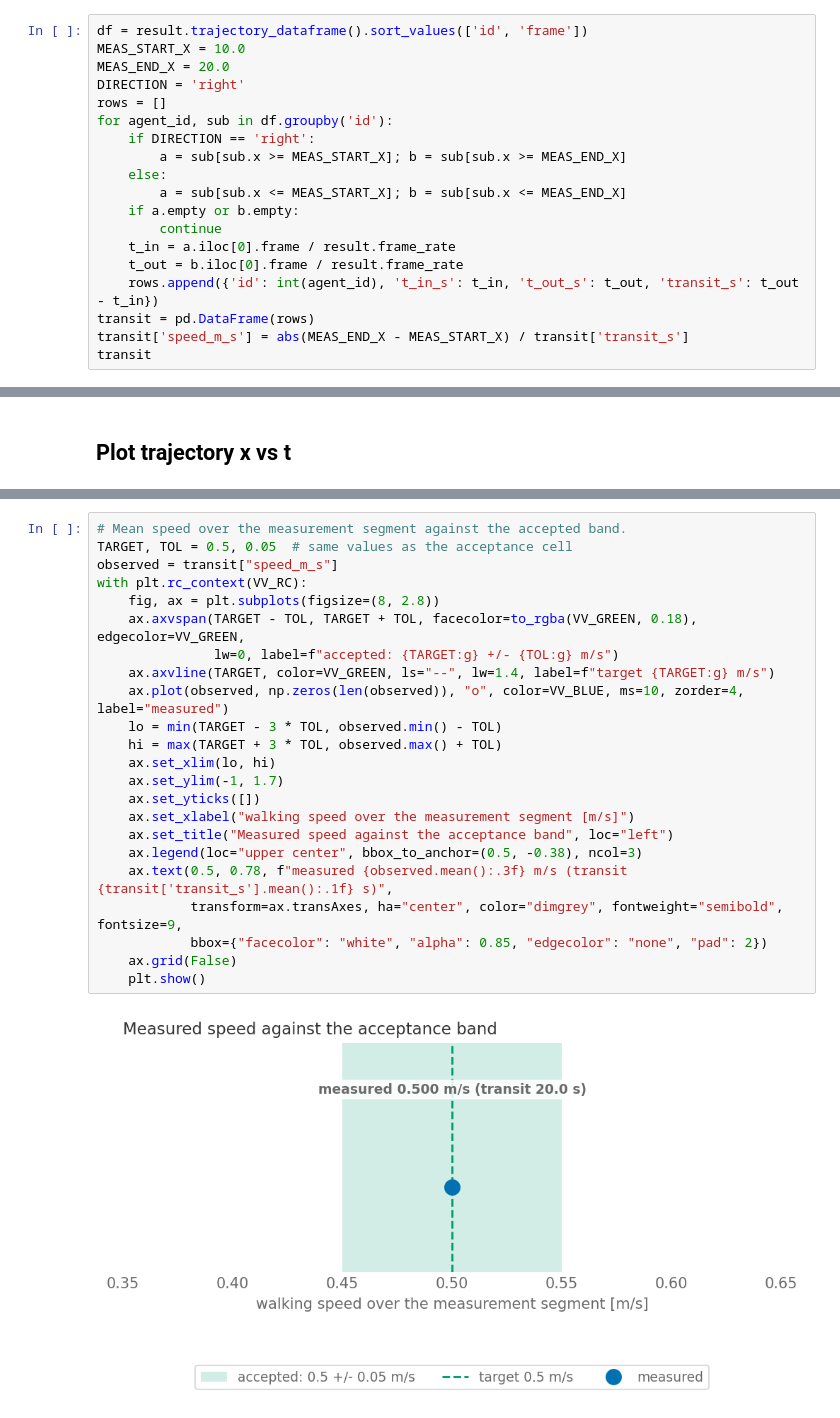
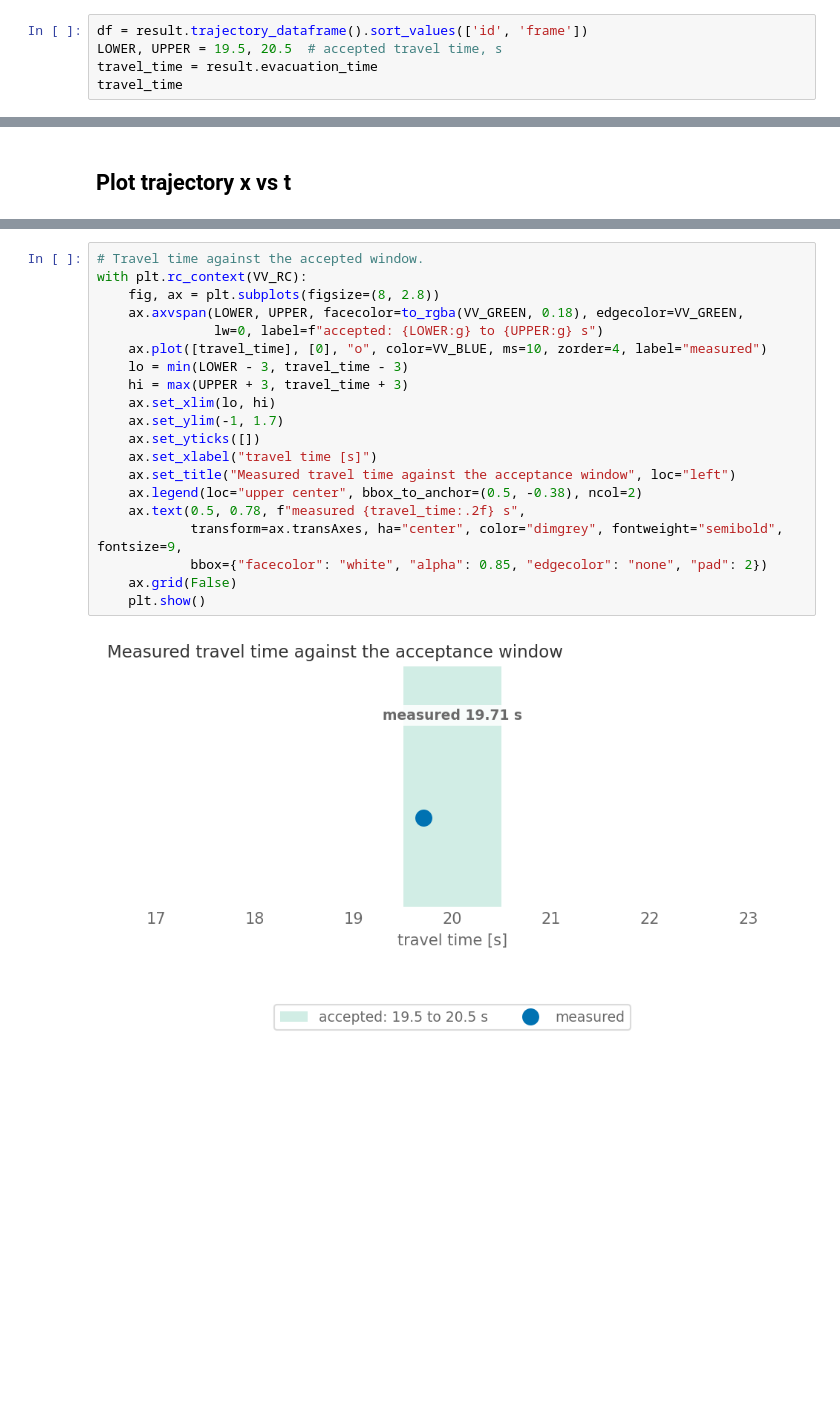
Before and after one commit to PedestrianDynamics/jupedsim-web-community, a Jupyter notebook: standards/rimea/rimea02_upstairs.ipynb, the cells around one changed output, grey strips where cells are left out. Cells and saved outputs as stored; diff of their text form; blank space fills up the shorter version.

```diff
--- a/standards/rimea/rimea02_upstairs.ipynb
+++ b/standards/rimea/rimea02_upstairs.ipynb
@@ -125,20 +125,6 @@ The segment x = 10–20 sits inside the `speed_factor = 0.5` zone, so the expect
 # %%
 df = result.trajectory_dataframe().sort_values(['id', 'frame'])
-MEAS_START_X = 10.0
-MEAS_END_X = 20.0
-DIRECTION = 'right'
-rows = []
-for agent_id, sub in df.groupby('id'):
-    if DIRECTION == 'right':
-        a = sub[sub.x >= MEAS_START_X]; b = sub[sub.x >= MEAS_END_X]
-    else:
-        a = sub[sub.x <= MEAS_START_X]; b = sub[sub.x <= MEAS_END_X]
-    if a.empty or b.empty:
-        continue
-    t_in = a.iloc[0].frame / result.frame_rate
-    t_out = b.iloc[0].frame / result.frame_rate
-    rows.append({'id': int(agent_id), 't_in_s': t_in, 't_out_s': t_out, 'transit_s': t_out - t_in})
-transit = pd.DataFrame(rows)
-transit['speed_m_s'] = abs(MEAS_END_X - MEAS_START_X) / transit['transit_s']
-transit
+LOWER, UPPER = 19.5, 20.5  # accepted travel time, s
+travel_time = result.evacuation_time
+travel_time
 # %% [output]
@@ -193,27 +167,24 @@ Mean speed over the measurement segment against the accepted band of the accepta
 # %%
-# Mean speed over the measurement segment against the accepted band.
-TARGET, TOL = 0.5, 0.05  # same values as the acceptance cell
-observed = transit["speed_m_s"]
+# Travel time against the accepted window.
 with plt.rc_context(VV_RC):
     fig, ax = plt.subplots(figsize=(8, 2.8))
-    ax.axvspan(TARGET - TOL, TARGET + TOL, facecolor=to_rgba(VV_GREEN, 0.18), edgecolor=VV_GREEN,
-               lw=0, label=f"accepted: {TARGET:g} +/- {TOL:g} m/s")
-    ax.axvline(TARGET, color=VV_GREEN, ls="--", lw=1.4, label=f"target {TARGET:g} m/s")
-    ax.plot(observed, np.zeros(len(observed)), "o", color=VV_BLUE, ms=10, zorder=4, label="measured")
-    lo = min(TARGET - 3 * TOL, observed.min() - TOL)
-    hi = max(TARGET + 3 * TOL, observed.max() + TOL)
+    ax.axvspan(LOWER, UPPER, facecolor=to_rgba(VV_GREEN, 0.18), edgecolor=VV_GREEN,
+               lw=0, label=f"accepted: {LOWER:g} to {UPPER:g} s")
+    ax.plot([travel_time], [0], "o", color=VV_BLUE, ms=10, zorder=4, label="measured")
+    lo = min(LOWER - 3, travel_time - 3)
+    hi = max(UPPER + 3, travel_time + 3)
     ax.set_xlim(lo, hi)
     ax.set_ylim(-1, 1.7)
     ax.set_yticks([])
-    ax.set_xlabel("walking speed over the measurement segment [m/s]")
-    ax.set_title("Measured speed against the acceptance band", loc="left")
-    ax.legend(loc="upper center", bbox_to_anchor=(0.5, -0.38), ncol=3)
-    ax.text(0.5, 0.78, f"measured {observed.mean():.3f} m/s (transit {transit['transit_s'].mean():.1f} s)",
+    ax.set_xlabel("travel time [s]")
+    ax.set_title("Measured travel time against the acceptance window", loc="left")
+    ax.legend(loc="upper center", bbox_to_anchor=(0.5, -0.38), ncol=2)
+    ax.text(0.5, 0.78, f"measured {travel_time:.2f} s",
             transform=ax.transAxes, ha="center", color="dimgrey", fontweight="semibold", fontsize=9,
             bbox={"facecolor": "white", "alpha": 0.85, "edgecolor": "none", "pad": 2})
     ax.grid(False)
     plt.show()
 # %% [output]
-[figure, old version]
+[figure, new version]
 # %% [markdown]
 ## Acceptance
```
Also changed, not shown: parts of 10 cells of this notebook, 12 other files.
